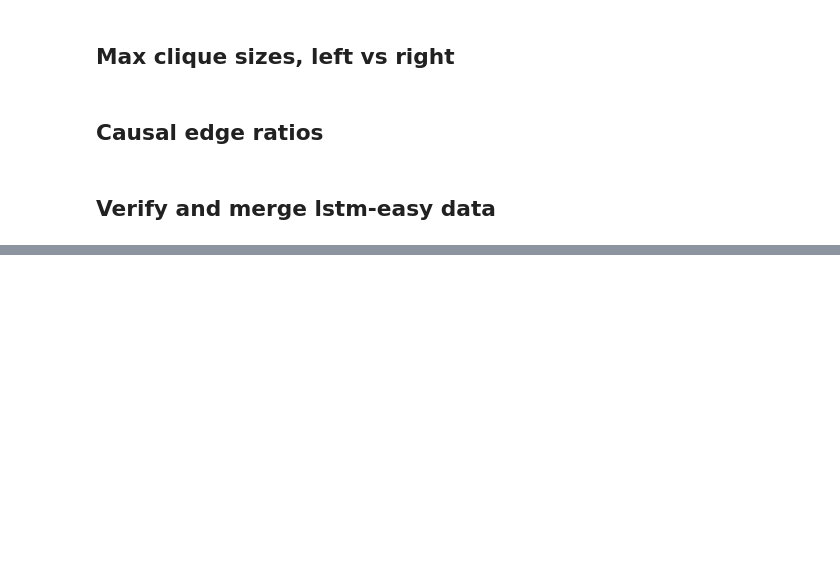
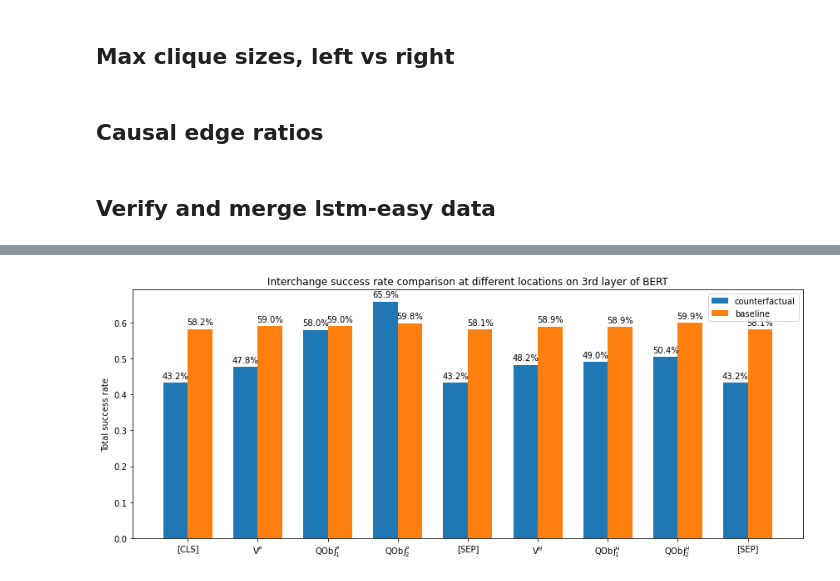
Before and after one commit to atticusg/Interchange, a Jupyter notebook: interchange_analysis.ipynb, the cells around one changed output, grey strips where cells are left out. Drawn from its saved outputs; the diff is of its cells as text; code cells hidden in the pictures; blank space fills up the shorter version.

```diff
--- a/interchange_analysis.ipynb
+++ b/interchange_analysis.ipynb
@@ -758,0 +844,26 @@ def get_causal_edge_ratio(rows):
+# %%
+# (3, 7) / (3, 7, 2, 6)
+def get_total_success_rates(res_dict):
+    rates = []
+    r2 = res_dict["res_2_counts"]
+    r3 = res_dict["res_3_counts"]
+    r6 = res_dict["res_6_counts"]
+    r7 = res_dict["res_7_counts"]
+    for i in range(len(locs)):
+        rates.append((r3[i] + r7[i]) / (r2[i] + r3[i] + r6[i] + r7[i]))
+
+    return rates
+
+cf_total_rates = get_total_success_rates(cf_res_dict)
+base_total_rates = get_total_success_rates(base_res_dict)
+
+multi_bar_plot(
+    x_labels=x_labels,
+    data=[cf_total_rates, base_total_rates],
+    category_labels=["counterfactual", "baseline"],
+    bar_y_label="Total success rate",
+    title="Interchange success rate comparison at different locations on 3rd layer of BERT",
+    width=0.7,
+    bar_label_fmt='{:.1%}')
+# %% [output]
+[figure, added]
```
Also changed, not shown: parts of 4 cells of this notebook, 3 other files.
